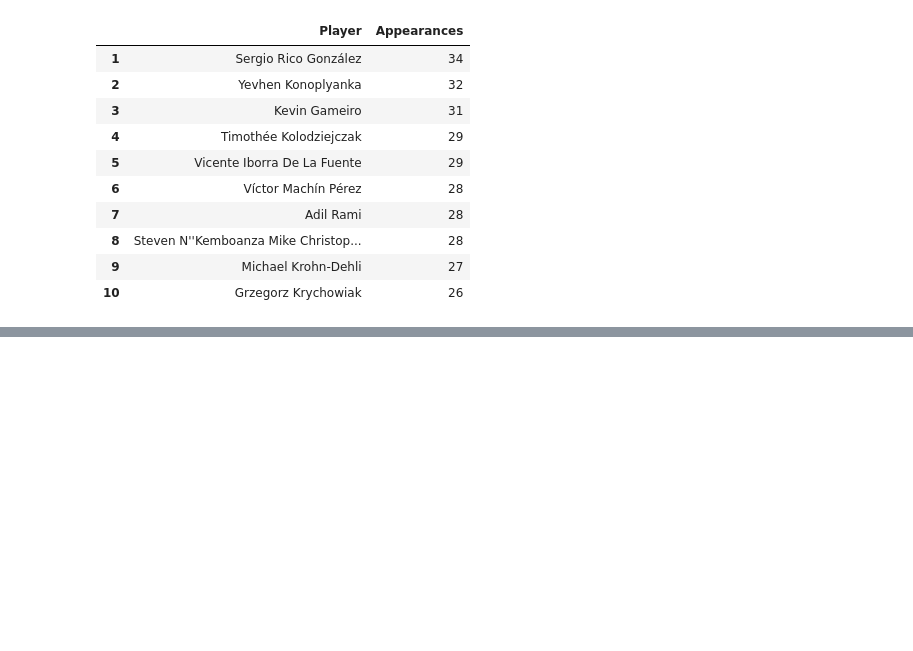
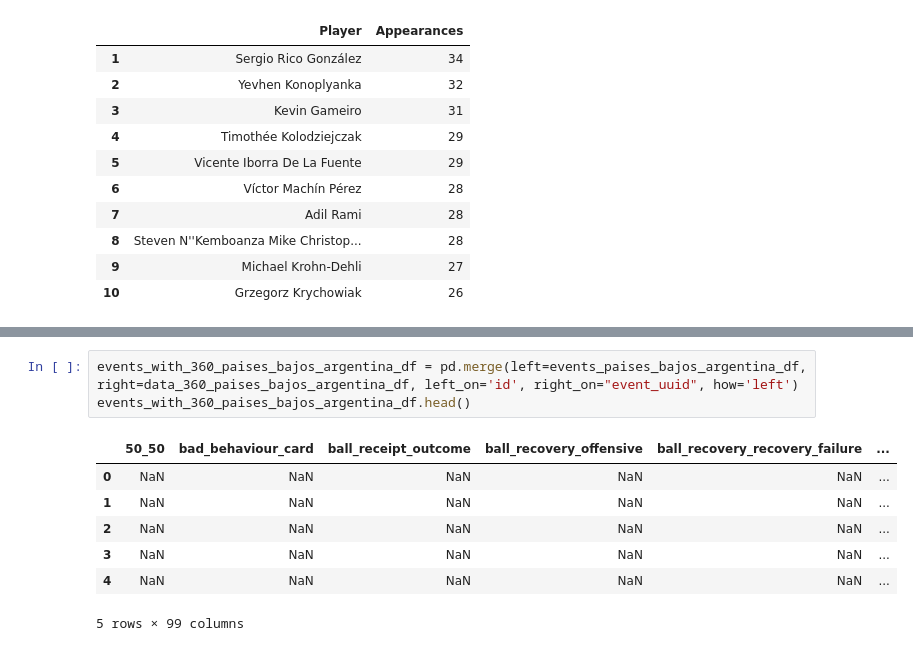
Before and after one commit to Jaime-Linares/EDA-FootySage, a Jupyter notebook: EDA(FootySage).ipynb, the cells around one changed output, grey strips where cells are left out. Drawn from its saved outputs; the diff is of its cells as text; blank space fills up the shorter version.

```diff
--- a/EDA(FootySage).ipynb
+++ b/EDA(FootySage).ipynb
@@ -723,0 +780,11 @@ top_jugadores_laliga_1516_male_sevilla.head(10)
+# %%
+events_with_360_paises_bajos_argentina_df = pd.merge(left=events_paises_bajos_argentina_df, right=data_360_paises_bajos_argentina_df, left_on='id', right_on="event_uuid", how='left')
+events_with_360_paises_bajos_argentina_df.head()
+# %% [output]
+|  | 50_50 | bad_behaviour_card | ball_receipt_outcome | ball_recovery_offensive | ball_recovery_recovery_failure | ... |
+| 0 | NaN | NaN | NaN | NaN | NaN | ... |
+| 1 | NaN | NaN | NaN | NaN | NaN | ... |
+| 2 | NaN | NaN | NaN | NaN | NaN | ... |
+| 3 | NaN | NaN | NaN | NaN | NaN | ... |
+| 4 | NaN | NaN | NaN | NaN | NaN | ... |
+5 rows × 99 columns
```
Also changed, not shown: parts of 18 cells of this notebook, 1 other file.
